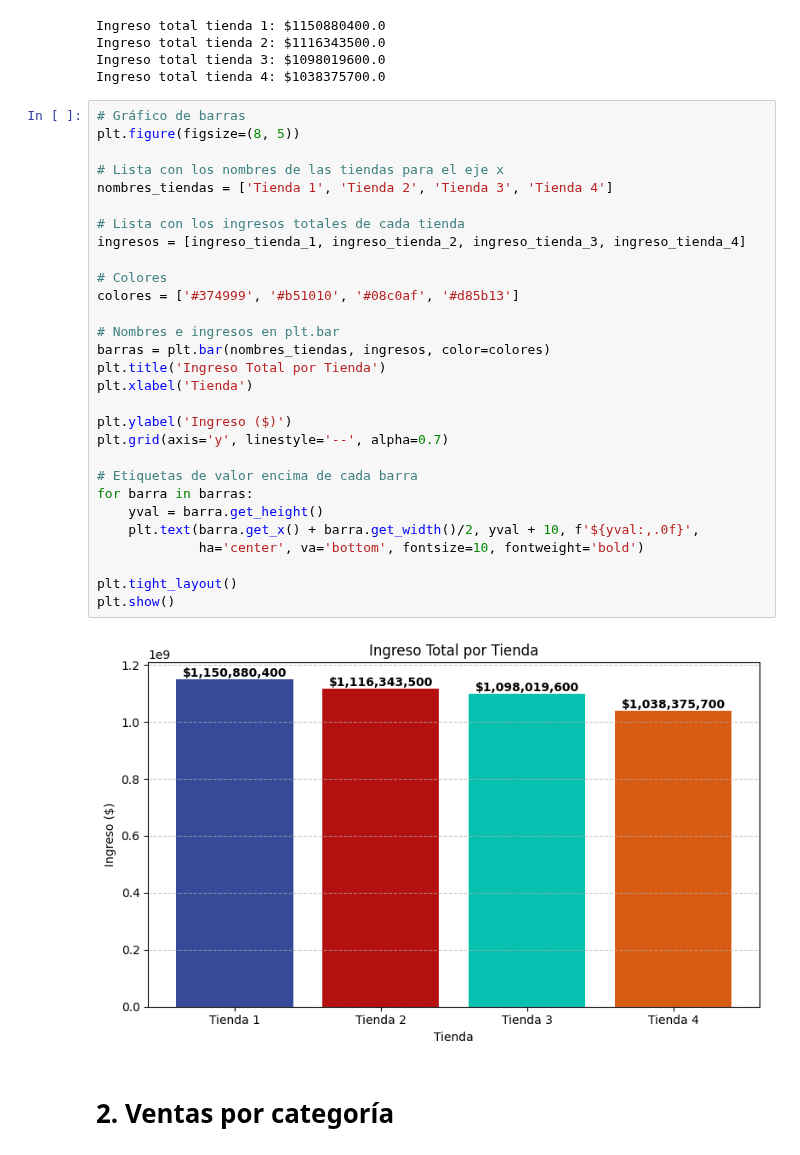
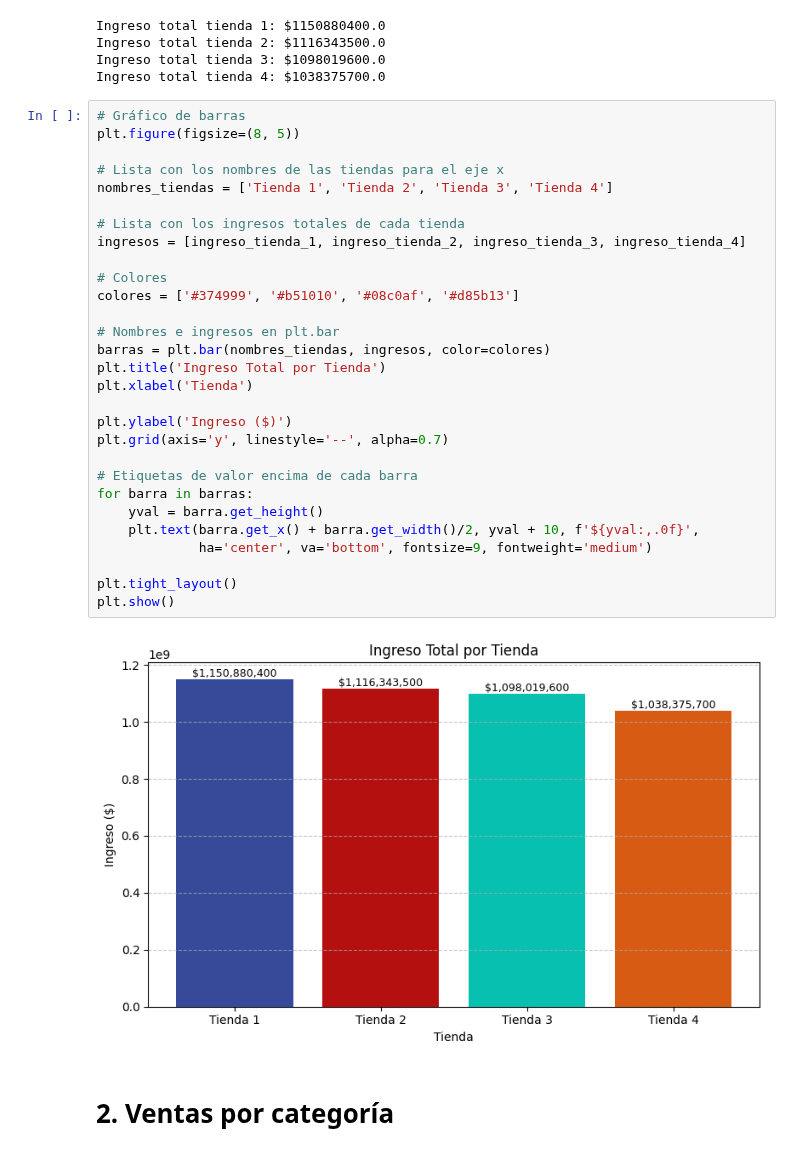
Before and after one commit to paulosky311/Challenge-Alura-Store, a Jupyter notebook: AluraStoreLatam.ipynb, the cells around one changed output. Drawn from its saved outputs; the diff is of its cells as text.

```diff
--- a/AluraStoreLatam.ipynb
+++ b/AluraStoreLatam.ipynb
@@ -45,34 +45,34 @@ Ingreso total tienda 4: $1038375700.0
 # %%
 # Gráfico de barras
 plt.figure(figsize=(8, 5))
 
 # Lista con los nombres de las tiendas para el eje x
 nombres_tiendas = ['Tienda 1', 'Tienda 2', 'Tienda 3', 'Tienda 4']
 
 # Lista con los ingresos totales de cada tienda
 ingresos = [ingreso_tienda_1, ingreso_tienda_2, ingreso_tienda_3, ingreso_tienda_4]
 
 # Colores
 colores = ['#374999', '#b51010', '#08c0af', '#d85b13']
 
 # Nombres e ingresos en plt.bar
 barras = plt.bar(nombres_tiendas, ingresos, color=colores)
 plt.title('Ingreso Total por Tienda')
 plt.xlabel('Tienda')
 
 plt.ylabel('Ingreso ($)')
 plt.grid(axis='y', linestyle='--', alpha=0.7)
 
 # Etiquetas de valor encima de cada barra
 for barra in barras:
     yval = barra.get_height()
     plt.text(barra.get_x() + barra.get_width()/2, yval + 10, f'${yval:,.0f}',
-             ha='center', va='bottom', fontsize=10, fontweight='bold')
+             ha='center', va='bottom', fontsize=9, fontweight='medium')
 
 plt.tight_layout()
 plt.show()
 # %% [output]
-[figure, old version]
+[figure, new version]
 # %% [markdown]
 # 2. Ventas por categoría
 # %% [markdown]
```
